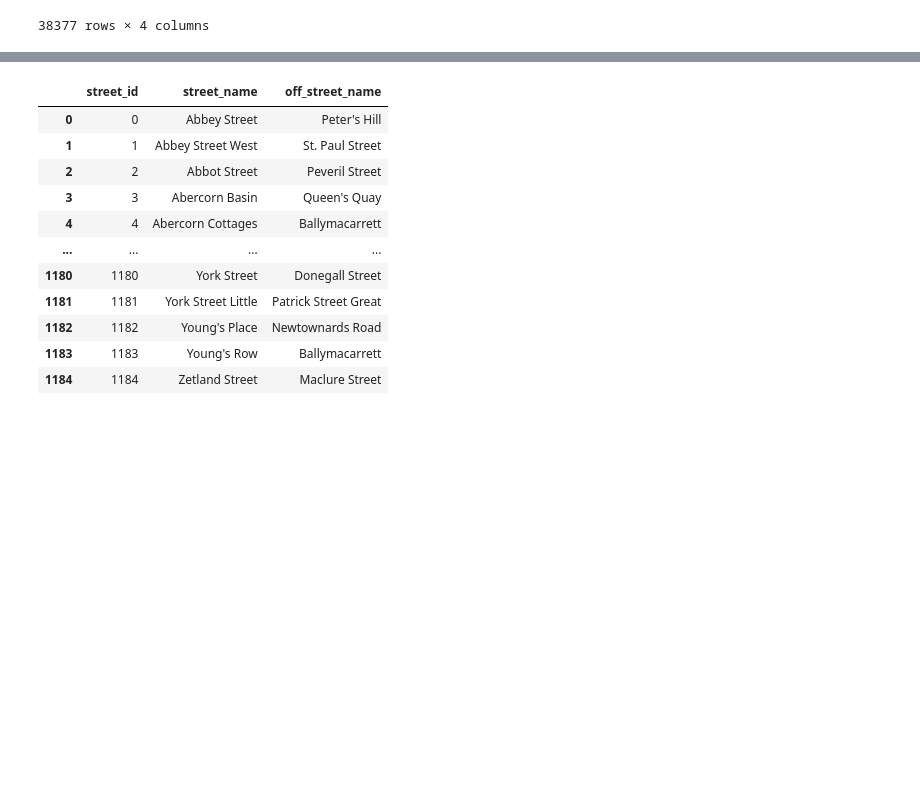
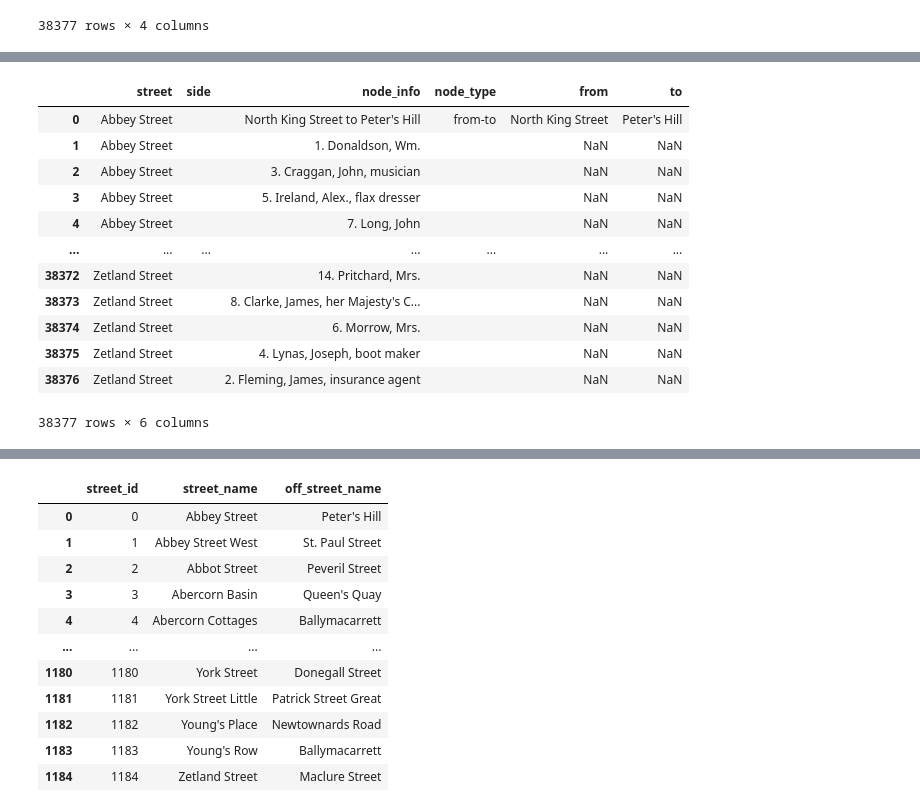
Before and after one commit to sian0x0/Map-Extinct-Addresses, a Jupyter notebook: extract.ipynb, the cells around one changed output, grey strips where cells are left out. Saved outputs shown, nothing was run; the diff lists cells and outputs as text; code cells hidden in the pictures; blank space fills up the shorter version.

Commit message:
join derived attributes, first try nx

```diff
--- a/extract.ipynb
+++ b/extract.ipynb
@@ -210,7 +218,7 @@ def bsd_txt_to_df_basic_nodes(txt_file_path):
             i += 1  # increment i an extra time to avoid processing next line twice
 
         elif 'intersect' in line.lower():
-            node_info = line.strip(".").replace(' intersects', '').replace(' intersect', '')
+            node_info = line.strip(".").replace(' intersects', '').replace(' intersect', '').replace('\n', '')
             node_type = 'intersect'
 
         else:
@@ -247,0 +260,6 @@ df_basic_nodes
+# %%
+df_connections = df_basic_nodes[df_basic_nodes['node_type'].isin(['intersect', 'from-to'])][['street', 'node_type', 'node_info']]
+
+df_connections[['from', 'to']] = df_connections['node_info'].str.split(' to ', n=1, expand=True)
+df_connections['from'] = df_connections['from'].str.replace('Off ', '')
+df_connections
@@ -247,0 +280,17 @@ df_basic_nodes
+# %%
+df_nodes = df_basic_nodes.join(df_connections[['from', 'to']])
+df_nodes
+# %% [output]
+|  | street | side | node_info | node_type | from | to |
+| 0 | Abbey Street |  | North King Street to Peter's Hill | from-to | North King Street | Peter's Hill |
+| 1 | Abbey Street |  | 1. Donaldson, Wm. |  | NaN | NaN |
+| 2 | Abbey Street |  | 3. Craggan, John, musician |  | NaN | NaN |
+| 3 | Abbey Street |  | 5. Ireland, Alex., flax dresser |  | NaN | NaN |
+| 4 | Abbey Street |  | 7. Long, John |  | NaN | NaN |
+| ... | ... | ... | ... | ... | ... | ... |
+| 38372 | Zetland Street |  | 14. Pritchard, Mrs. |  | NaN | NaN |
+| 38373 | Zetland Street |  | 8. Clarke, James, her Majesty's C... |  | NaN | NaN |
+| 38374 | Zetland Street |  | 6. Morrow, Mrs. |  | NaN | NaN |
+| 38375 | Zetland Street |  | 4. Lynas, Joseph, boot maker |  | NaN | NaN |
+| 38376 | Zetland Street |  | 2. Fleming, James, insurance agent |  | NaN | NaN |
+38377 rows × 6 columns
```
Also changed, not shown: parts of 14 cells of this notebook.
